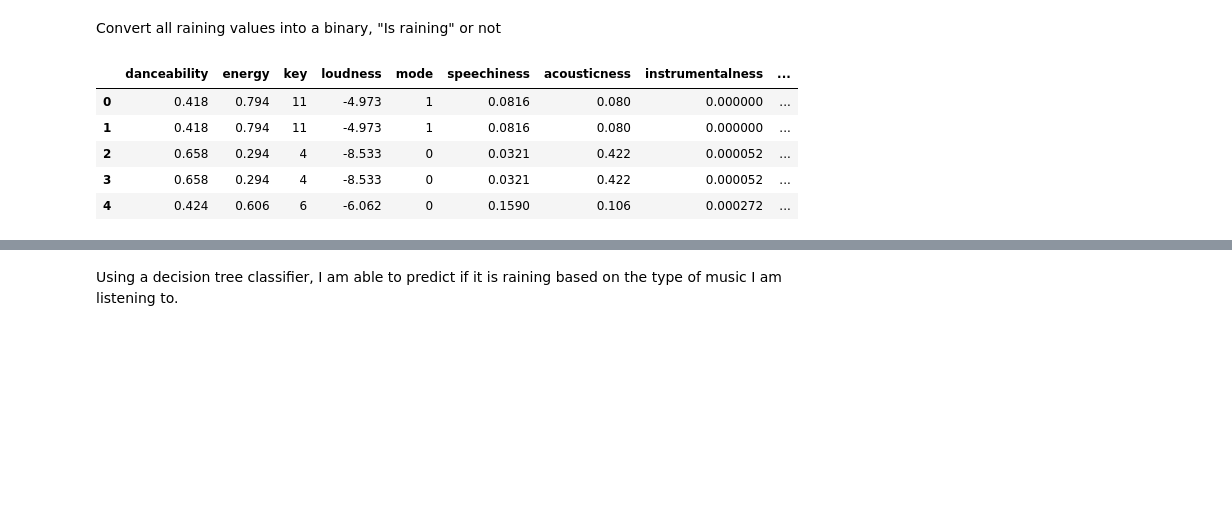
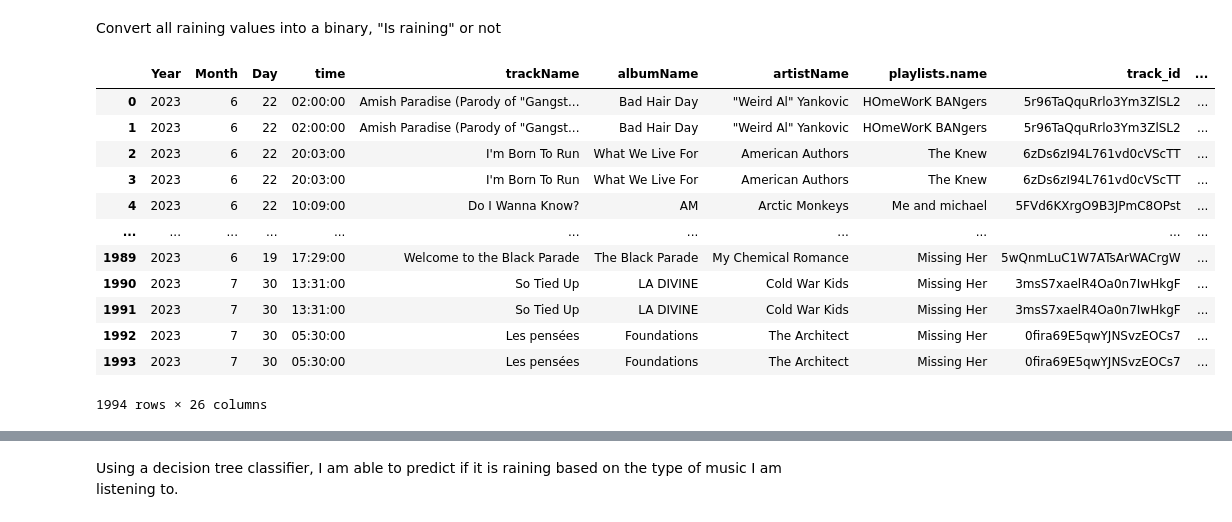
Before and after one commit to GU-Student-Projects/CPSC222, a Jupyter notebook: Final Project/final_project.ipynb, the cells around one changed output, grey strips where cells are left out. Drawn from its saved outputs; the diff is of its cells as text; code cells hidden in the pictures; blank space fills up the shorter version.

```diff
--- a/Final Project/final_project.ipynb
+++ b/Final Project/final_project.ipynb
@@ -1,10 +1,11 @@
 # %%
 import pandas as pd
-dataset_spotify = pd.read_csv('data.csv', header=0)
+dataset_spotify = pd.read_csv('apiData.csv', header=0)
 dataset_weather_alexandria = pd.read_csv('alexandria.csv', header=0)
+dataset_weather = dataset_weather_alexandria[['date', 'precipcover', 'conditions']]
 # %%
-merged_dataset = dataset_spotify.merge(dataset_weather_alexandria, on='date',)
-merged_dataset.to_csv('./cleaned_data/merged.csv', index=False)
+merged_dataset = dataset_spotify.merge(dataset_weather, on='date',)
+#merged_dataset.to_csv('./cleaned_data/merged.csv', index=False)
 # %%
 def binary_precipitation(value):
     if value != 0:
@@ -15,17 +16,18 @@ def binary_precipitation(value):
 Convert all raining values into a binary, "Is raining" or not
 # %%
 merged_dataset['precipcover'] = merged_dataset['precipcover'].apply(binary_precipitation)
+display(merged_dataset)
+# %% [output]
+|  | Year | Month | Day | time | trackName | albumName | artistName | playlists.name | track_id | ... |
+| 0 | 2023 | 6 | 22 | 02:00:00 | Amish Paradise (Parody of "Gangst... | Bad Hair Day | "Weird Al" Yankovic | HOmeWorK BANgers | 5r96TaQquRrlo3Ym3ZlSL2 | ... |
+| 1 | 2023 | 6 | 22 | 02:00:00 | Amish Paradise (Parody of "Gangst... | Bad Hair Day | "Weird Al" Yankovic | HOmeWorK BANgers | 5r96TaQquRrlo3Ym3ZlSL2 | ... |
+| 2 | 2023 | 6 | 22 | 20:03:00 | I'm Born To Run | What We Live For | American Authors | The Knew | 6zDs6zI94L761vd0cVScTT | ... |
+| 3 | 2023 | 6 | 22 | 20:03:00 | I'm Born To Run | What We Live For | American Authors | The Knew | 6zDs6zI94L761vd0cVScTT | ... |
+| 4 | 2023 | 6 | 22 | 10:09:00 | Do I Wanna Know? | AM | Arctic Monkeys | Me and michael | 5FVd6KXrgO9B3JPmC8OPst | ... |
+| ... | ... | ... | ... | ... | ... | ... | ... | ... | ... | ... |
+| 1989 | 2023 | 6 | 19 | 17:29:00 | Welcome to the Black Parade | The Black Parade | My Chemical Romance | Missing Her | 5wQnmLuC1W7ATsArWACrgW | ... |
+| 1990 | 2023 | 7 | 30 | 13:31:00 | So Tied Up | LA DIVINE | Cold War Kids | Missing Her | 3msS7xaelR4Oa0n7IwHkgF | ... |
+| 1991 | 2023 | 7 | 30 | 13:31:00 | So Tied Up | LA DIVINE | Cold War Kids | Missing Her | 3msS7xaelR4Oa0n7IwHkgF | ... |
+| 1992 | 2023 | 7 | 30 | 05:30:00 | Les pensées | Foundations | The Architect | Missing Her | 0fira69E5qwYJNSvzEOCs7 | ... |
+| 1993 | 2023 | 7 | 30 | 05:30:00 | Les pensées | Foundations | The Architect | Missing Her | 0fira69E5qwYJNSvzEOCs7 | ... |
+1994 rows × 26 columns
-# %%
-x = merged_dataset.drop(columns=['track_id','playlist_id','date','id','compound','name','tempmax','tempmin','temp','feelslikemax','feelslikemin','feelslike','dew','humidity','precip','precipprob','precipcover','preciptype','snow','snowdepth','windgust','windspeed','winddir','sealevelpressure','cloudcover','visibility','solarradiation','solarenergy','uvindex','severerisk','sunrise','sunset','moonphase','conditions','description','icon','stations'])
-y = merged_dataset['precipcover']
-x. fillna(0,inplace=True)
-
-x.to_csv('./cleaned_data/cleaned.csv', index=False)
-x.head()
-# %% [output]
-|  | danceability | energy | key | loudness | mode | speechiness | acousticness | instrumentalness | ... |
-| 0 | 0.418 | 0.794 | 11 | -4.973 | 1 | 0.0816 | 0.080 | 0.000000 | ... |
-| 1 | 0.418 | 0.794 | 11 | -4.973 | 1 | 0.0816 | 0.080 | 0.000000 | ... |
-| 2 | 0.658 | 0.294 | 4 | -8.533 | 0 | 0.0321 | 0.422 | 0.000052 | ... |
-| 3 | 0.658 | 0.294 | 4 | -8.533 | 0 | 0.0321 | 0.422 | 0.000052 | ... |
-| 4 | 0.424 | 0.606 | 6 | -6.062 | 0 | 0.1590 | 0.106 | 0.000272 | ... |
```
Also changed, not shown: parts of 4 cells of this notebook, 7 other files.
